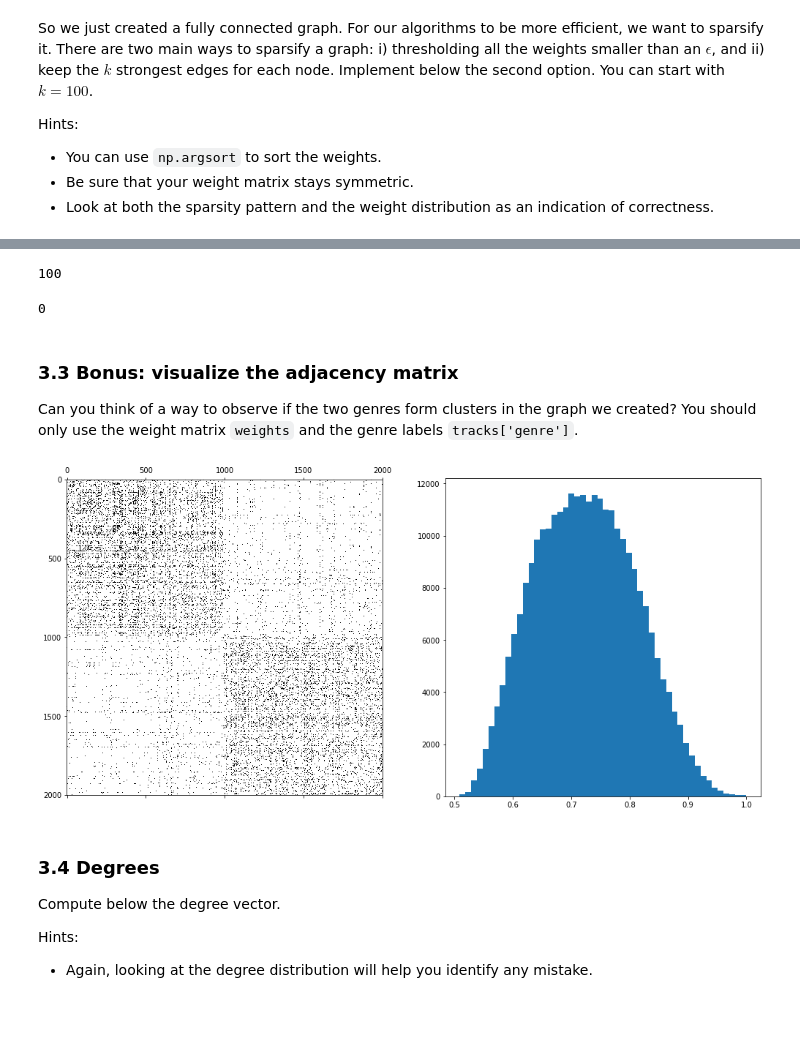
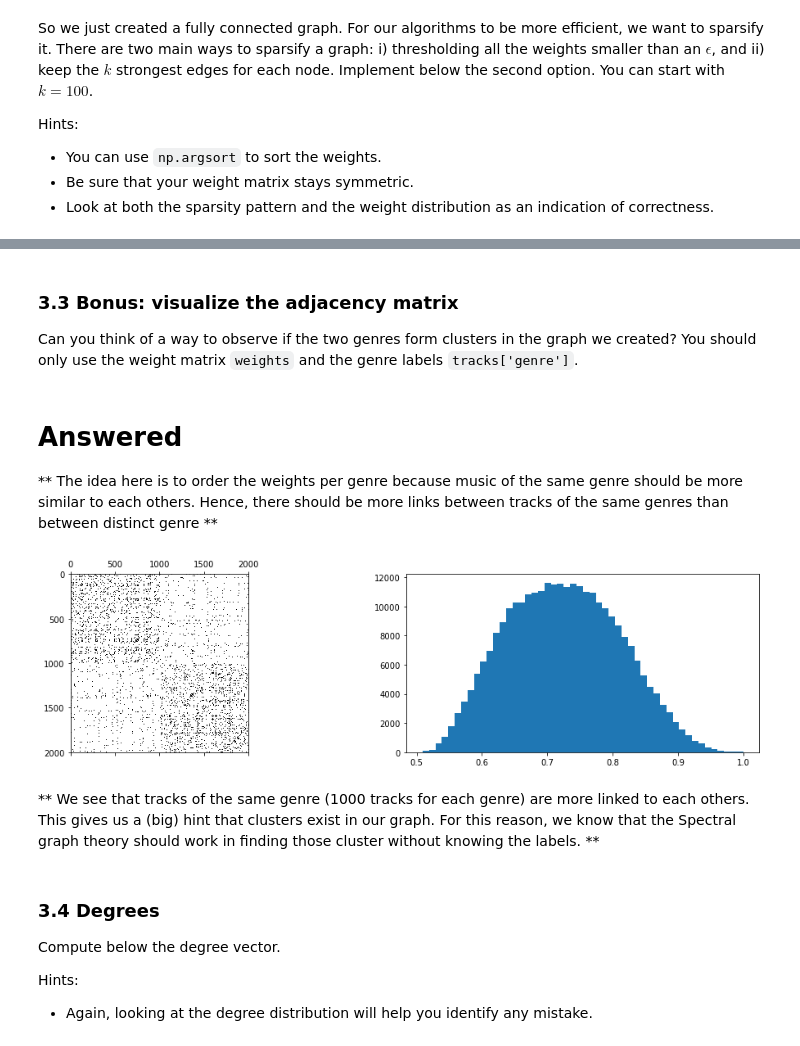
Before and after one commit to gregunz/NTDS2017, a Jupyter notebook: HW03/03_spectral_graph_theory.ipynb, the cells around one changed output, grey strips where cells are left out. Drawn from its saved outputs; the diff is of its cells as text; code cells hidden in the pictures; blank space fills up the shorter version.

Commit message:
hw03 code finished, some answers missing

```diff
--- a/HW03/03_spectral_graph_theory.ipynb
+++ b/HW03/03_spectral_graph_theory.ipynb
@@ -378,14 +477,37 @@ Hints:
 * You can use `np.argsort` to sort the weights.
 * Be sure that your weight matrix stays symmetric.
 * Look at both the sparsity pattern and the weight distribution as an indication of correctness.
-# %%
-def filter_neighbors(mat, neighbors):
-    filtered_matrix = np.zeros_like(mat)
-    for i in range(mat.shape[0]):
-        min_w_idx = np.argsort(mat[i])[::-1][neighbors]
-        min_w = mat[i][min_w_idx]
-        filtered_matrix[i] = mat[i] * (mat[i] > min_w)
-    return filtered_matrix + filtered_matrix.T * (filtered_matrix == 0)
+# %%
+def filter_neighbors(mat, neighbors):
+    """
+    Given a weights matrix, keep only the best edges/neighbors (edges with biggest weight)
+    for each node
+
+    Parameters
+    ----------
+    mat : ndarray
+    weights matrix
+
+    neighbors : int
+    number of best edges/neighbors (at least) to keep for each node
+
+    Returns
+    -------
+    out : ndarray
+    Output array, the same weights matrix but with only the best edges/neighbors
+    """
+    filter_mat = np.empty_like(mat)
+
+    # find best neighbors in the matrix
+    best_ind = np.argsort(mat, axis=0)[::-1][:neighbors].T
+    range_rows = np.arange(mat.shape[0])[:,np.newaxis]
+
+    # add best neighbors (only) to the new matrix
+    filter_mat[range_rows, best_ind] = mat[range_rows, best_ind]
+
+    # make the matrix symmetric
+    filter_mat += filter_mat.T * (filter_mat == 0)
+    return filter_mat
 # %%
 fix, axes = plt.subplots(2, 2, figsize=(17, 8))
 def plot(weights, axes):
@@ -404,24 +532,24 @@ plot(weights, axes[:, 1])
 # %%
-np.min(np.count_nonzero(weights, axis=0))
+assert np.min(np.count_nonzero(weights, axis=0)) == NEIGHBORS
-# %% [output]
-100
-# %%
-np.count_nonzero(weights - weights.T)
-# %% [output]
-0
 # %% [markdown]
 ### 3.3 Bonus: visualize the adjacency matrix
 
 Can you think of a way to observe if the two genres form clusters in the graph we created? You should only use the weight matrix `weights` and the genre labels `tracks['genre']`.
+# %% [markdown]
+# Answered
+
+** The idea here is to order the weights per genre because music of the same genre should be more similar to each others. Hence, there should be more links between tracks of the same genres than between distinct genre **
 # %%
-ordering_rock_vs_pop = np.argsort(np.array(tracks['genre']) == 12)
+ordering_rock_vs_pop = np.argsort(tracks['genre'].values)
 
 weights_ordered = weights[ordering_rock_vs_pop][:, ordering_rock_vs_pop]
 # %%
-fix, axes = plt.subplots(1, 2, figsize=(17, 8))
+fix, axes = plt.subplots(1, 2, figsize=(17, 4))
 plot(weights_ordered, axes)
 # %% [output]
-[figure, old version]
+[figure, new version]
+# %% [markdown]
+** We see that tracks of the same genre (1000 tracks for each genre) are more linked to each others. This gives us a (big) hint that clusters exist in our graph. For this reason, we know that the Spectral graph theory should work in finding those cluster without knowing the labels. **
 # %% [markdown]
 ### 3.4 Degrees
 
```
Also changed, not shown: parts of 80 cells of this notebook.
